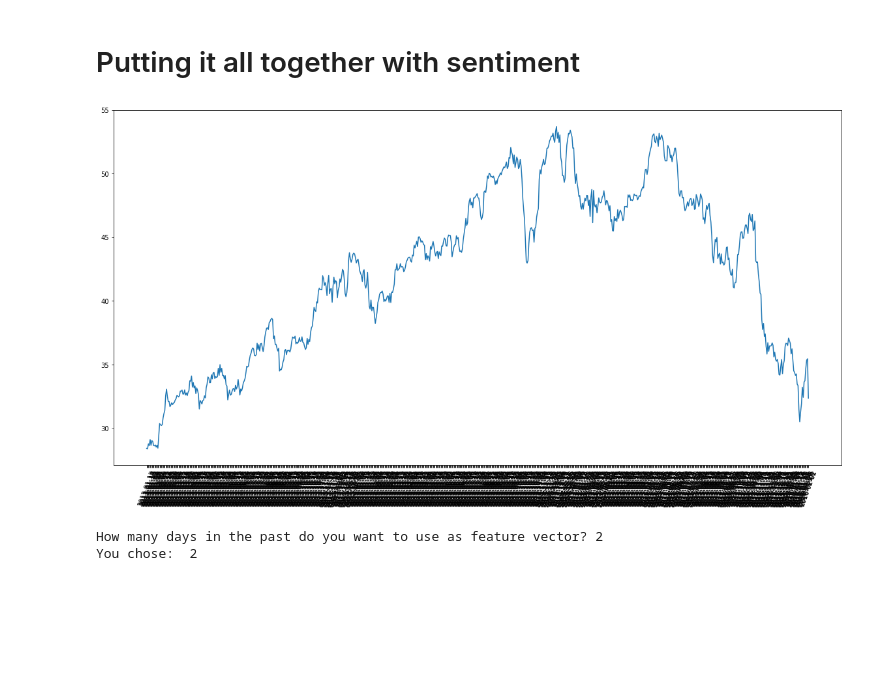
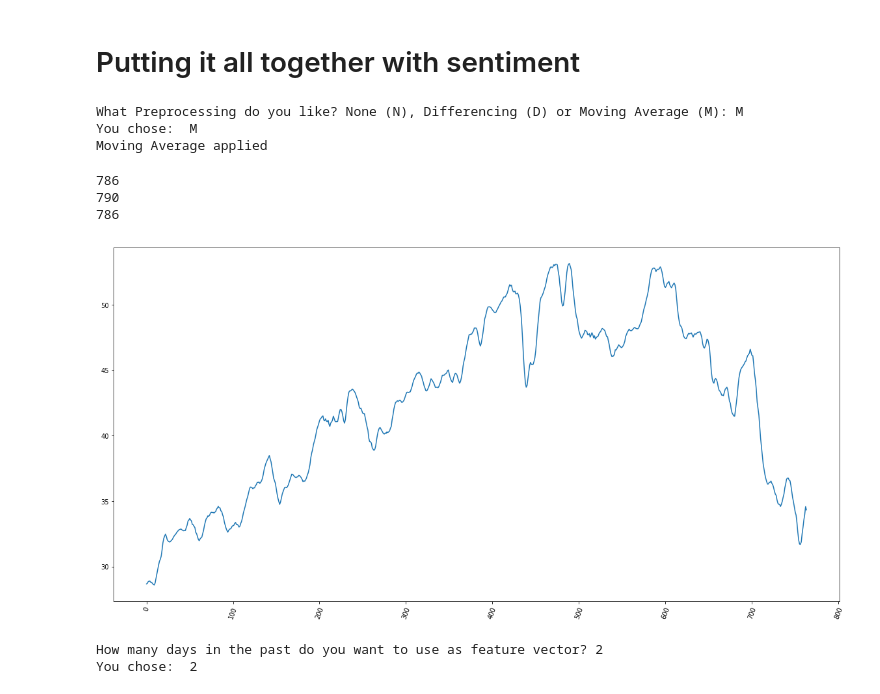
Before and after one commit to AdvancedMachineLearning/60hoursProject, a Jupyter notebook: puttingitalltogether_sentiment.ipynb, the cells around one changed output. Drawn from its saved outputs; the diff is of its cells as text; code cells hidden in the pictures; blank space fills up the shorter version.

Commit message:
introduced preprocessing

```diff
--- a/puttingitalltogether_sentiment.ipynb
+++ b/puttingitalltogether_sentiment.ipynb
@@ -76,24 +76,47 @@ def datearrangement(sentdates,sent,closedates,close):
 dict_date, dict_sent, dict_close = datearrangement(sentdatesdict, sentdict, mydates, myclose)
 # %%
 ###### not used ######
-def preprocessing(datadic):
+def preprocessing(datadic, sentdic):
     # choosing different preprocessing tools
     preproc = input("What Preprocessing do you like? None (N), Differencing (D) or Moving Average (M): ")
     print("You chose: ", preproc)
     if preproc == 'D':
-        for key,value in datadic.items():
+        for x in stocks:
             #pdb.set_trace()
-            print(type(value))
-            temp = np.asarray(value)
-            print(type(temp))
+            temp = np.asarray(datadic[x])
             temp = np.diff(temp)
-            value = temp.tolist()
+            while len(temp) < len(datadic[x]):
+                temp = np.append(temp,0)
+            datadic[x] = temp.tolist()
+
+            temp1 = np.asarray(sentdic[x])
+            temp1 = np.diff(temp1)
+            #pdb.set_trace()
+            while len(temp1) < len(sentdic[x]):
+                temp1 = np.append(temp1,0)
+            sentdic[x] = temp1.tolist()
         print('Differencing applied')
     elif preproc == 'M':
-        for key,value in datadic.items():
-            cumsum = np.cumsum(np.insert(value, 0, 0))
-            value = (cumsum[5:] - cumsum[:-5]) / float(5)
+        for x in stocks:
+            cumsum = np.cumsum(np.insert(datadic[x], 0, 0))
+            datadic[x] = (cumsum[5:] - cumsum[:-5]) / float(5)
+            cumsum = np.cumsum(np.insert(sentdic[x], 0, 0))
+            sentdic[x] = (cumsum[5:] - cumsum[:-5]) / float(5)
         print('Moving Average applied')
     else:
         print('no preprocessing applied')
-    return datadic
+    return datadic, sentdic
+# %%
+dict_close, dict_sent = preprocessing(dict_close,dict_sent)
+# %% [output]
+What Preprocessing do you like? None (N), Differencing (D) or Moving Average (M): M
+You chose:  M
+Moving Average applied
+# %%
+print(len(dict_close['AEO']))
+print(len(dict_date['AEO']))
+print(len(dict_sent['AEO']))
+# %% [output]
+786
+790
+786
@@ -100,11 +127,11 @@ def preprocessing(datadic):
 # %%
 # plotting one dataset for fun
 plt.figure(figsize=(20,10))
-plt.plot(dict_date['ADM'],dict_close['ADM'])
+plt.plot(dict_close['ADM'])
 plt.xticks(rotation=70)
 plt.show()
 # %% [output]
-[figure, old version]
+[figure, new version]
 # %%
 # split in training, validation and test set
 def splitting(mydic,sentdic):
```
Also changed, not shown: parts of 7 cells of this notebook.
